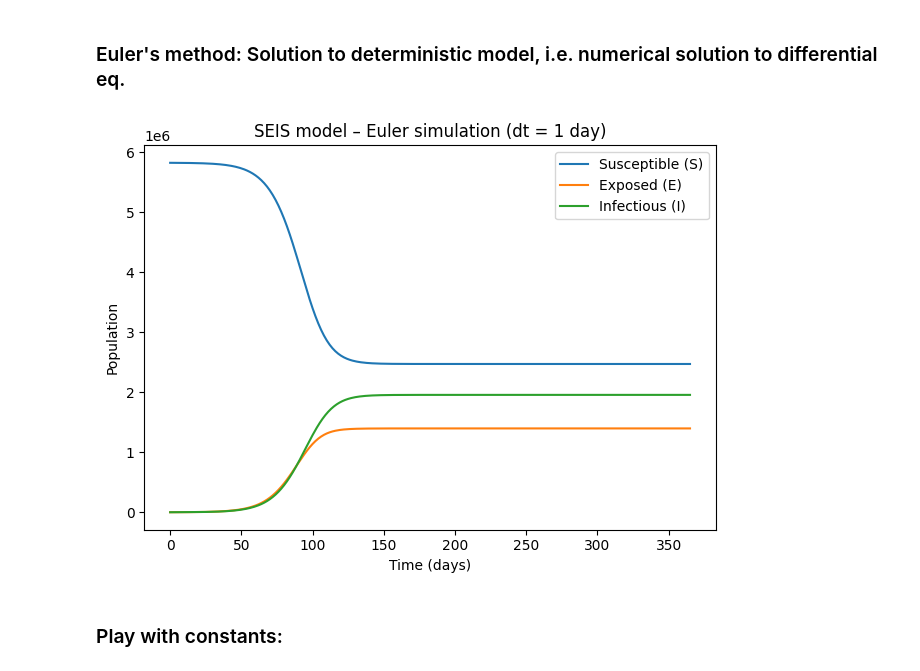
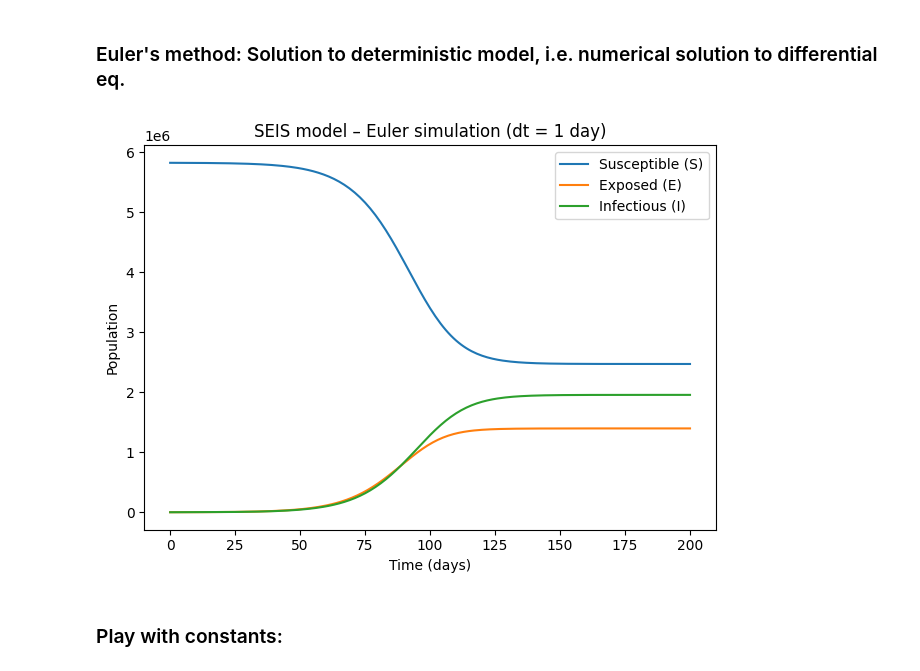
Before and after one commit to bjarturingvason/Stochastic, a Jupyter notebook: Project 2/SEIS_model.ipynb, the cells around one changed output. Saved outputs shown, nothing was run; the diff lists cells and outputs as text; code cells hidden in the pictures.

```diff
--- a/Project 2/SEIS_model.ipynb
+++ b/Project 2/SEIS_model.ipynb
@@ -16,13 +16,13 @@ epsilon = 0.196
 S0 = 5_826_529             # susceptibles
 E0 = 1_000                 # exposed
 I0 = 500                   # infectious
-days = 365                 # simulate time
+days = 200                 # simulate time
 # %%
 import numpy as np
 import matplotlib.pyplot as plt
 
 
-def simulate_seis(beta: float,
+def simulate_seis_euler(beta: float,
                   gamma: float,
                   epsilon: float,
                   S0: float,
@@ -60,35 +60,35 @@ def simulate_seis(beta: float,
     S[0], E[0], I[0] = S0, E0, I0
     N = S0 + E0 + I0   # total population (assumed constant)
 
     # Euler forward integration
     for k in range(steps):
         dS = (-beta * S[k] * I[k] / N) + gamma * I[k]
         dE =  (beta * S[k] * I[k] / N) - epsilon * E[k]
         dI =  (epsilon * E[k]) - gamma * I[k]
 
         S[k + 1] = S[k] + dS * dt
         E[k + 1] = E[k] + dE * dt
         I[k + 1] = I[k] + dI * dt
 
     return t, S, E, I
 
 
 
-t, S, E, I = simulate_seis(beta, gamma, epsilon, S0, E0, I0, days)
+t, S, E, I = simulate_seis_euler(beta, gamma, epsilon, S0, E0, I0, days)
 
 # Plot results
 plt.figure()
 plt.plot(t, S, label="Susceptible (S)")
 plt.plot(t, E, label="Exposed (E)")
 plt.plot(t, I, label="Infectious (I)")
 plt.xlabel("Time (days)")
 plt.ylabel("Population")
 plt.title("SEIS model – Euler simulation (dt = 1 day)")
 plt.legend()
 plt.tight_layout()
 plt.show()
 # %% [output]
-[figure, old version]
+[figure, new version]
 # %% [markdown]
 ### Play with constants:
 # %%
```
Also changed, not shown: parts of 8 cells of this notebook.
